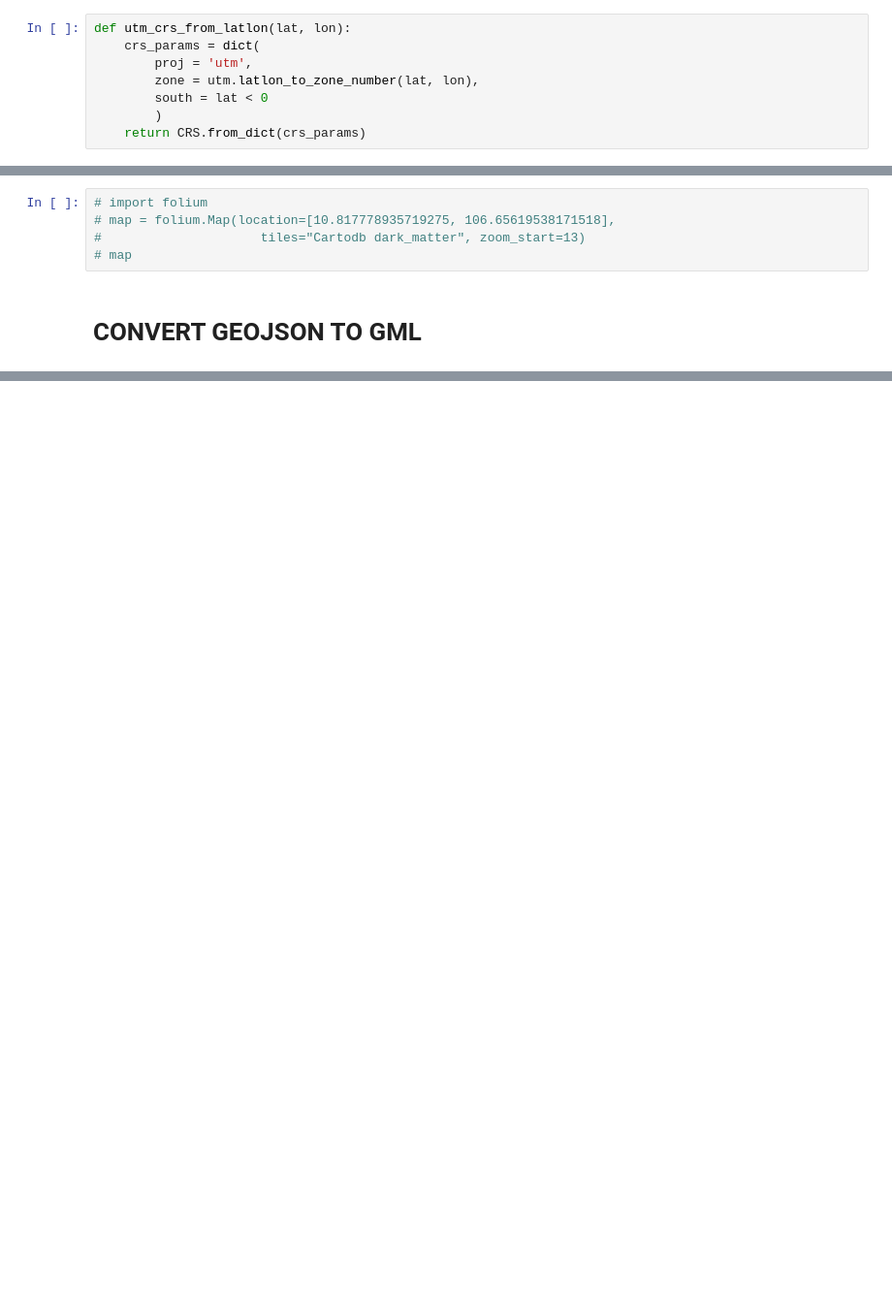
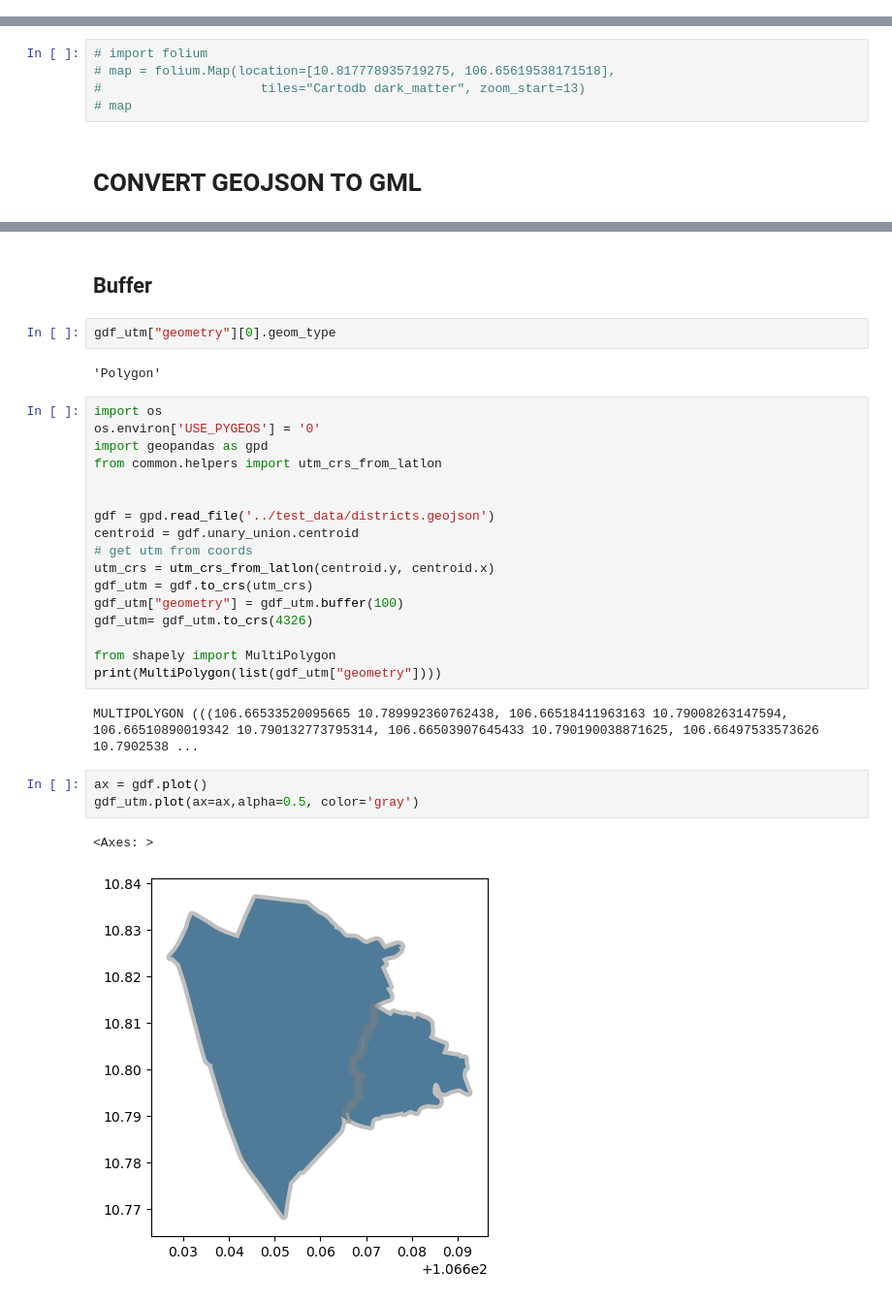
Before and after one commit to thanhhuynhk17/pywps_nginx, a Jupyter notebook: pywps/app.ipynb, the cells around one changed output, grey strips where cells are left out. Shown: that part at 97% size. Cells and saved outputs as stored; diff of their text form; blank space fills up the shorter version.

```diff
--- a/pywps/app.ipynb
+++ b/pywps/app.ipynb
@@ -11,9 +9 @@ import utm
-# %%
-def utm_crs_from_latlon(lat, lon):
-    crs_params = dict(
-        proj = 'utm',
-        zone = utm.latlon_to_zone_number(lat, lon),
-        south = lat < 0
-        )
-    return CRS.from_dict(crs_params)
 # %%
@@ -184,0 +199,31 @@ print(etree.tostring(tree, pretty_print=True).decode())
+# %% [markdown]
+## Buffer
+# %%
+gdf_utm["geometry"][0].geom_type
+# %% [output]
+'Polygon'
+# %%
+import os
+os.environ['USE_PYGEOS'] = '0'
+import geopandas as gpd
+from common.helpers import utm_crs_from_latlon
+
+
+gdf = gpd.read_file('../test_data/districts.geojson')
+centroid = gdf.unary_union.centroid
+# get utm from coords
+utm_crs = utm_crs_from_latlon(centroid.y, centroid.x)
+gdf_utm = gdf.to_crs(utm_crs)
+gdf_utm["geometry"] = gdf_utm.buffer(100)
+gdf_utm= gdf_utm.to_crs(4326)
+
+from shapely import MultiPolygon
+print(MultiPolygon(list(gdf_utm["geometry"])))
+# %% [output]
+MULTIPOLYGON (((106.66533520095665 10.789992360762438, 106.66518411963163 10.79008263147594, 106.66510890019342 10.790132773795314, 106.66503907645433 10.790190038871625, 106.66497533573626 10.7902538 ...
+# %%
+ax = gdf.plot()
+gdf_utm.plot(ax=ax,alpha=0.5, color='gray')
+# %% [output]
+<Axes: >
+[figure, added]
```
Also changed, not shown: parts of 10 cells of this notebook, 30 other files.
